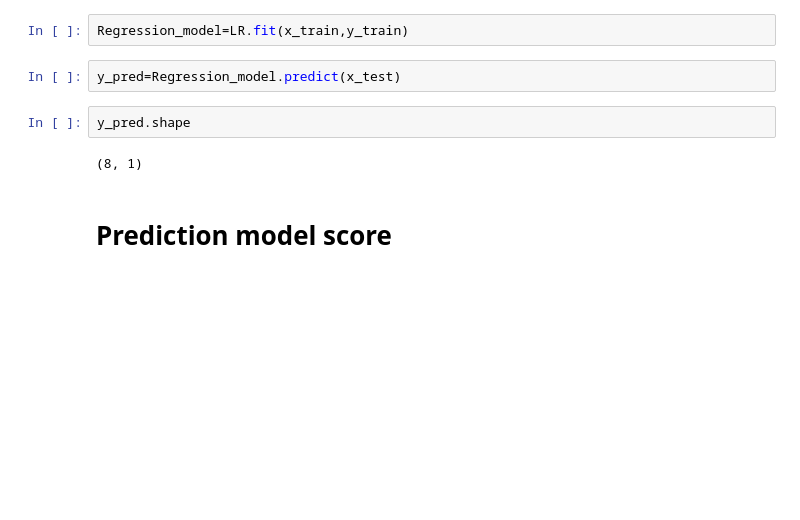
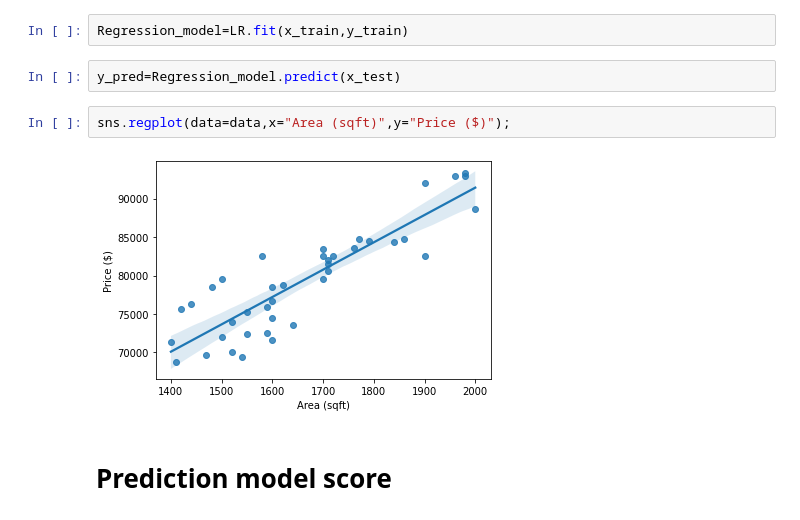
Before and after one commit to coderanandmaurya/Linear-Regression, a Jupyter notebook: linear_regression.ipynb, the cells around one changed output. Drawn from its saved outputs; the diff is of its cells as text; blank space fills up the shorter version.

```diff
--- a/linear_regression.ipynb
+++ b/linear_regression.ipynb
@@ -94,10 +104,10 @@ LR=LinearRegression()
 Regression_model=LR.fit(x_train,y_train)
 # %%
 y_pred=Regression_model.predict(x_test)
-# %%
-y_pred.shape
-# %% [output]
-(8, 1)
+# %%
+sns.regplot(data=data,x="Area (sqft)",y="Price ($)");
+# %% [output]
+[figure, added]
 # %% [markdown]
 # **Prediction model score**
 # %%
```
Also changed, not shown: parts of 3 cells of this notebook.
